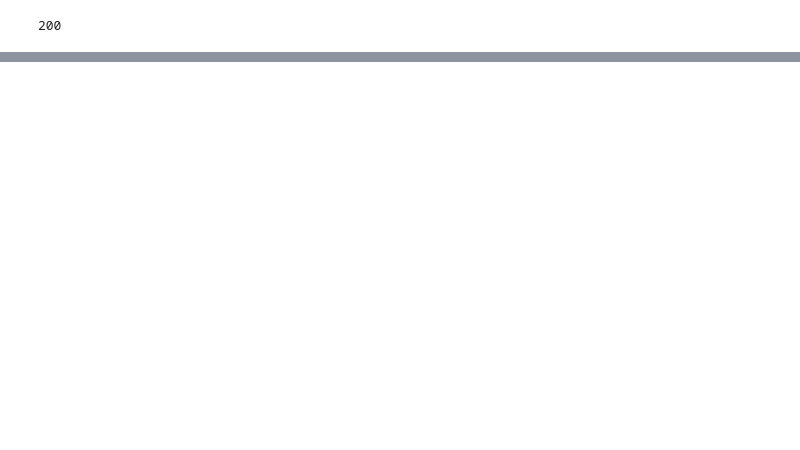
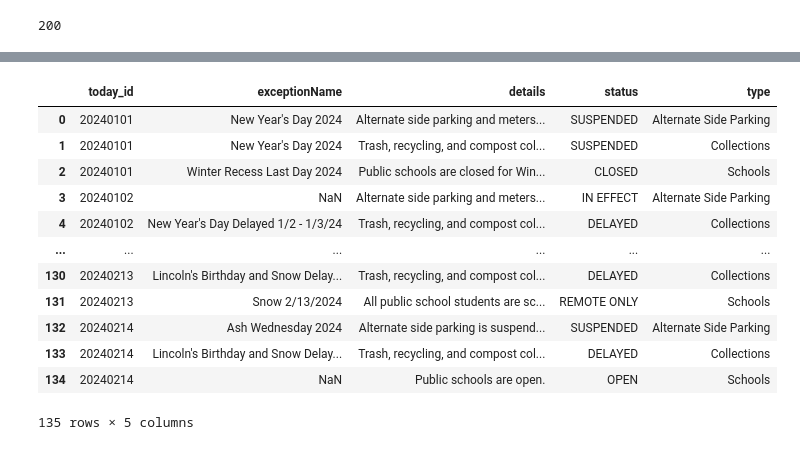
Before and after one commit to ajones1010/NYC-311-Analysis, a Jupyter notebook: nyc_311.ipynb, the cells around one changed output, grey strips where cells are left out. Drawn from its saved outputs; the diff is of its cells as text; code cells hidden in the pictures; blank space fills up the shorter version.

```diff
--- a/nyc_311.ipynb
+++ b/nyc_311.ipynb
@@ -17,6 +25,6 @@ from config import api_key , fromdate, todate
 # %%
 # URL for GET requests to retrieve vehicle data
-url_calendar= 'https://api.nyc.gov/public/api/GetCalendar?fromdate={fromdate}&todate={todate}'
+url_calendar= f'https://api.nyc.gov/public/api/GetCalendar?fromdate={fromdate}&todate={todate}'
 headers = {'Ocp-Apim-Subscription-Key': api_key}
 # %%
 # Print the response object to the console
@@ -60,0 +59,4 @@ print(response.status_code)
+# %%
+#create a dataframe from json response
+api_df = response_json
+api_df
@@ -60,0 +81,27 @@ print(response.status_code)
+# %%
+#create a empty list to store data
+rows = []
+# Loop through the data and extract information
+for day in api_df['days']:
+    today_id = day['today_id']
+    for type in day['items']:
+        row = {'today_id': today_id}
+        row.update(type)
+        rows.append(row)
+trash_cleaned_df = pd.DataFrame(rows)
+#display dataframe
+trash_cleaned_df
+# %% [output]
+|  | today_id | exceptionName | details | status | type |
+| 0 | 20240101 | New Year's Day 2024 | Alternate side parking and meters... | SUSPENDED | Alternate Side Parking |
+| 1 | 20240101 | New Year's Day 2024 | Trash, recycling, and compost col... | SUSPENDED | Collections |
+| 2 | 20240101 | Winter Recess Last Day 2024 | Public schools are closed for Win... | CLOSED | Schools |
+| 3 | 20240102 | NaN | Alternate side parking and meters... | IN EFFECT | Alternate Side Parking |
+| 4 | 20240102 | New Year's Day Delayed 1/2 - 1/3/24 | Trash, recycling, and compost col... | DELAYED | Collections |
+| ... | ... | ... | ... | ... | ... |
+| 130 | 20240213 | Lincoln's Birthday and Snow Delay... | Trash, recycling, and compost col... | DELAYED | Collections |
+| 131 | 20240213 | Snow 2/13/2024 | All public school students are sc... | REMOTE ONLY | Schools |
+| 132 | 20240214 | Ash Wednesday 2024 | Alternate side parking is suspend... | SUSPENDED | Alternate Side Parking |
+| 133 | 20240214 | Lincoln's Birthday and Snow Delay... | Trash, recycling, and compost col... | DELAYED | Collections |
+| 134 | 20240214 | NaN | Public schools are open. | OPEN | Schools |
+135 rows × 5 columns
```
Also changed, not shown: parts of 33 cells of this notebook.
